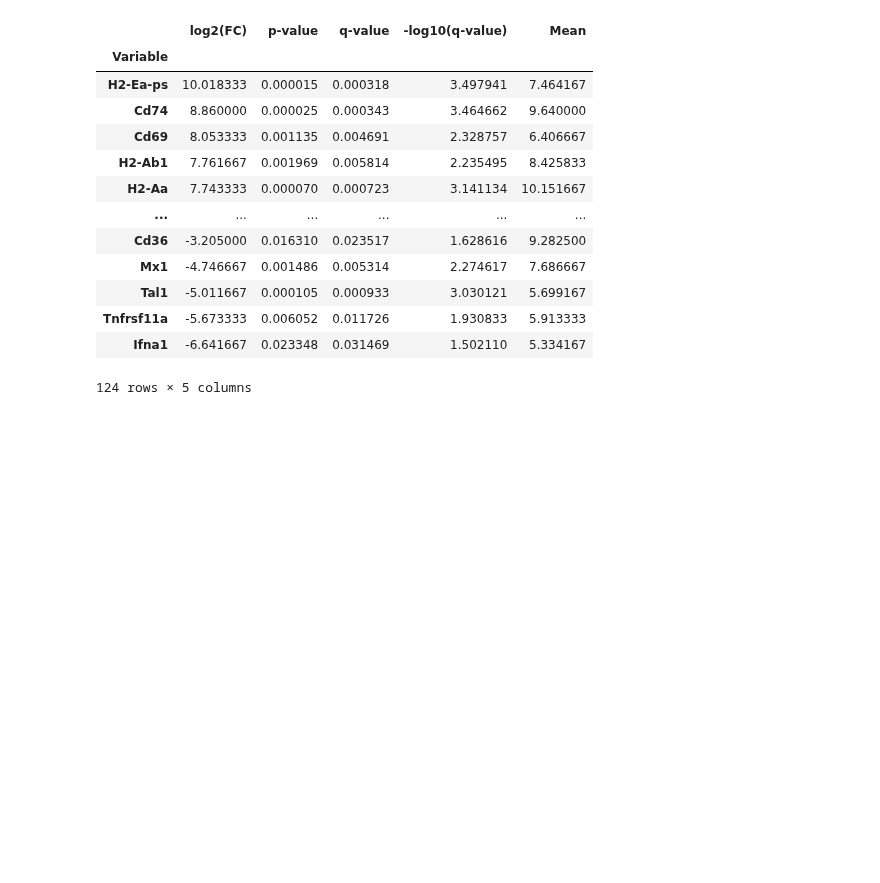
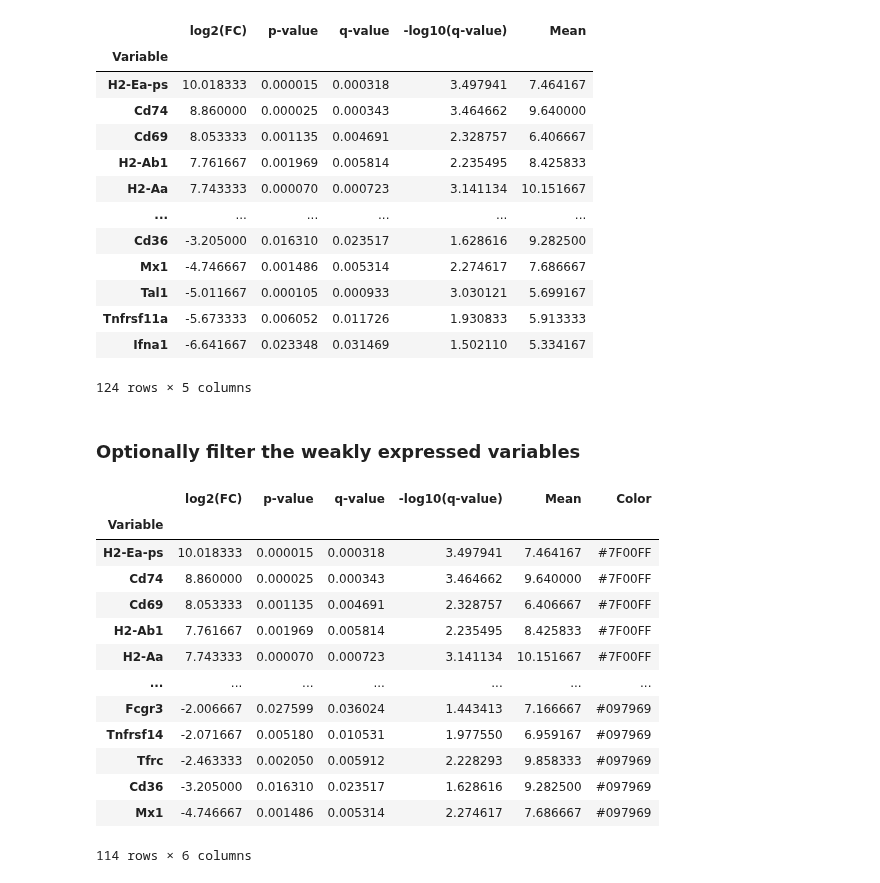
Before and after one commit to Perik-Zavodskii/BulkOmicsTools, a Jupyter notebook: BulkOmicsTools.ipynb, the cells around one changed output. Drawn from its saved outputs; the diff is of its cells as text; code cells hidden in the pictures; blank space fills up the shorter version.

```diff
--- a/BulkOmicsTools.ipynb
+++ b/BulkOmicsTools.ipynb
@@ -484,6 +484,28 @@ results_df
 | Tnfrsf11a | -5.673333 | 0.006052 | 0.011726 | 1.930833 | 5.913333 |
 | Ifna1 | -6.641667 | 0.023348 | 0.031469 | 1.502110 | 5.334167 |
 124 rows × 5 columns
+# %% [markdown]
+### Optionally filter the weakly expressed variables
+# %%
+mean_lower_th = 6
+
+results_df = results_df[results_df["Mean"] > mean_lower_th]
+results_df
+# %% [output]
+|  | log2(FC) | p-value | q-value | -log10(q-value) | Mean | Color |
+| Variable |  |  |  |  |  |  |
+| H2-Ea-ps | 10.018333 | 0.000015 | 0.000318 | 3.497941 | 7.464167 | #7F00FF |
+| Cd74 | 8.860000 | 0.000025 | 0.000343 | 3.464662 | 9.640000 | #7F00FF |
+| Cd69 | 8.053333 | 0.001135 | 0.004691 | 2.328757 | 6.406667 | #7F00FF |
+| H2-Ab1 | 7.761667 | 0.001969 | 0.005814 | 2.235495 | 8.425833 | #7F00FF |
+| H2-Aa | 7.743333 | 0.000070 | 0.000723 | 3.141134 | 10.151667 | #7F00FF |
+| ... | ... | ... | ... | ... | ... | ... |
+| Fcgr3 | -2.006667 | 0.027599 | 0.036024 | 1.443413 | 7.166667 | #097969 |
+| Tnfrsf14 | -2.071667 | 0.005180 | 0.010531 | 1.977550 | 6.959167 | #097969 |
+| Tfrc | -2.463333 | 0.002050 | 0.005912 | 2.228293 | 9.858333 | #097969 |
+| Cd36 | -3.205000 | 0.016310 | 0.023517 | 1.628616 | 9.282500 | #097969 |
+| Mx1 | -4.746667 | 0.001486 | 0.005314 | 2.274617 | 7.686667 | #097969 |
+114 rows × 6 columns
 # %%
 results_df.to_csv('Pairwise_comp_results.csv') # Export Differentially Produced Analyte data
 # %%
```
Also changed, not shown: parts of 5 cells of this notebook, 3 other files.
